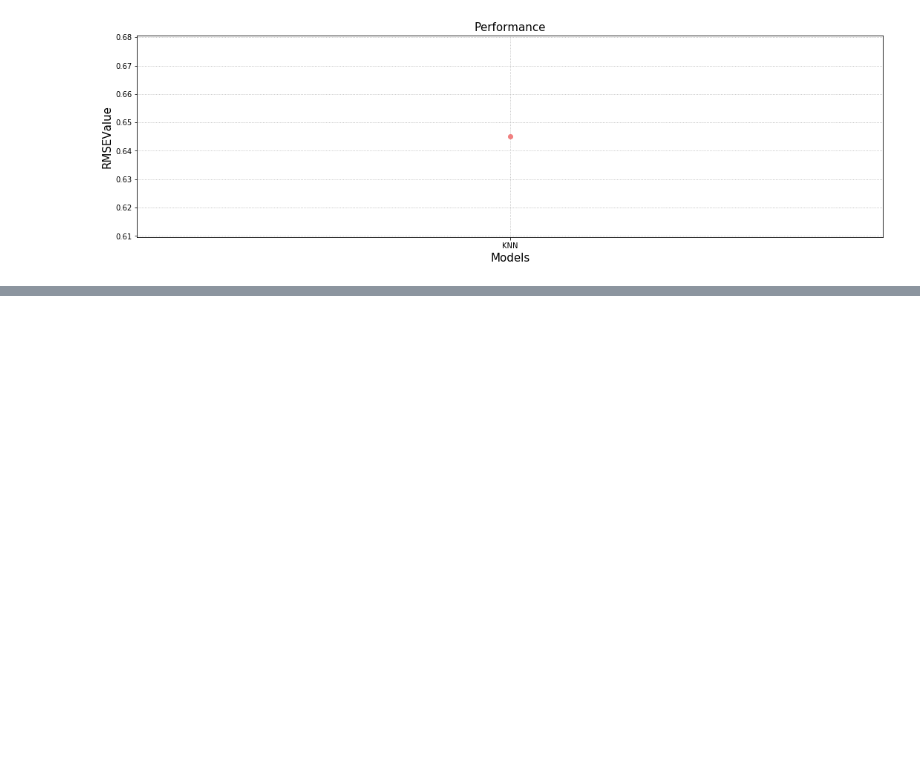
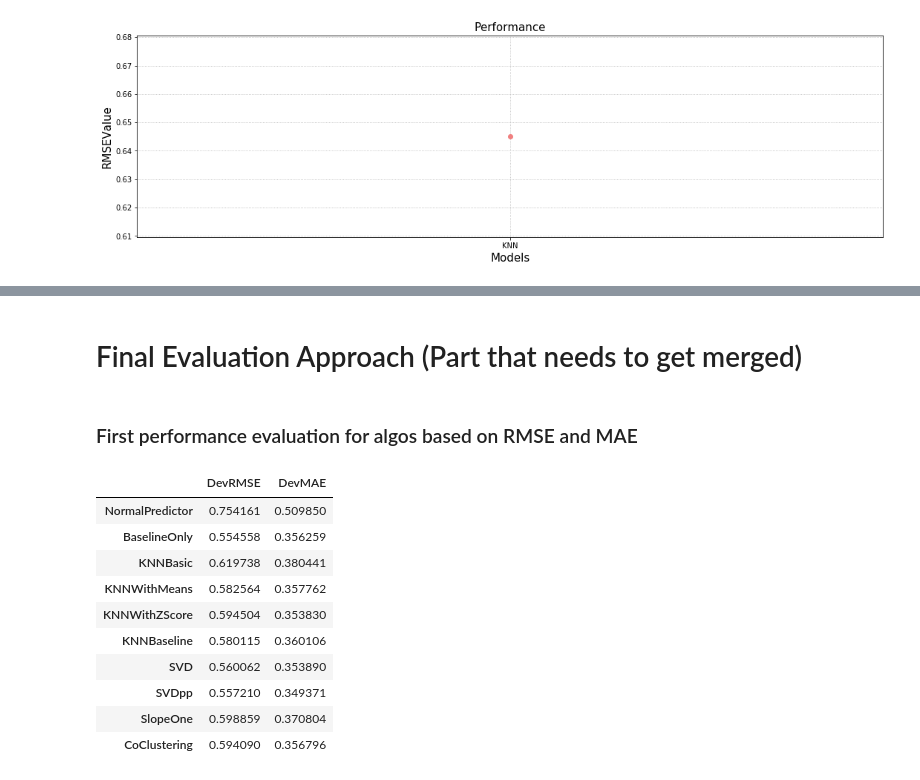
Before and after one commit to CaroHolt/WebMiningRecipeProject, a Jupyter notebook: collaborative-filtering/collaborative-filtering.ipynb, the cells around one changed output, grey strips where cells are left out. Saved outputs shown, nothing was run; the diff lists cells and outputs as text; code cells hidden in the pictures; blank space fills up the shorter version.

```diff
--- a/collaborative-filtering/collaborative-filtering.ipynb
+++ b/collaborative-filtering/collaborative-filtering.ipynb
@@ -262,0 +266,56 @@ MAE:  0.5642
+# %% [markdown]
+# Final Evaluation Approach (Part that needs to get merged)
+# %% [markdown]
+### First performance evaluation for algos based on RMSE and MAE
+# %%
+# ASSUMPTION: Filtering is already carried out
+# Compare Results of default algorihms on the problem to identify most promising once
+
+algos = {
+    'NormalPredictor': NormalPredictor,
+    'BaselineOnly': BaselineOnly,
+    'KNNBasic': KNNBasic,
+    'KNNWithMeans': KNNWithMeans,
+    'KNNWithZScore': KNNWithZScore,
+    'KNNBaseline': KNNBaseline,
+    'SVD': SVD,
+    'SVDpp': SVDpp,
+    'SlopeOne': SlopeOne,
+    'CoClustering': CoClustering
+}
+
+# Build train-test-split
+# Get the date of the last rating per user
+last_date_per_user = ratings.groupby("user_id").date.max().reset_index()
+# Select those dates per user and drop duplicates (multiple ratings are possible per day, we cannot distinguish which one was actually the last)
+ratings_test = ratings[pd.Index(ratings[["user_id", "date"]]).isin(pd.Index(last_date_per_user))].drop_duplicates(["user_id","date"])
+# Take the remaining ratings as train set
+ratings_train = ratings[~ratings.index.isin(ratings_test.index)]
+
+# Build cross validation split
+cv = ShuffleSplit(n_splits = 5, test_size = 0.3, random_state=42, shuffle=True)
+
+# Create dataset objects from the train-test-split which is required for suprise package
+trainset = Dataset.load_from_df(ratings_train[['user_id','recipe_id', 'rating']], Reader())
+# Results dict
+results_algos = {}
+
+# Evaluate each algorithm with default settings
+for name, algo in algos.items():
+    cs = cross_validate(algo(), trainset, cv=cv, n_jobs=-1)
+    results_algos.update({name: [np.mean(cs.get('test_rmse')), np.mean(cs.get('test_mae'))]})
+
+results_algos_df = pd.DataFrame.from_dict(results_algos, orient='index', columns=['DevRMSE', 'DevMAE'])
+results_algos_df
+# %% [output]
+|  | DevRMSE | DevMAE |
+| NormalPredictor | 0.754161 | 0.509850 |
+| BaselineOnly | 0.554558 | 0.356259 |
+| KNNBasic | 0.619738 | 0.380441 |
+| KNNWithMeans | 0.582564 | 0.357762 |
+| KNNWithZScore | 0.594504 | 0.353830 |
+| KNNBaseline | 0.580115 | 0.360106 |
+| SVD | 0.560062 | 0.353890 |
+| SVDpp | 0.557210 | 0.349371 |
+| SlopeOne | 0.598859 | 0.370804 |
+| CoClustering | 0.594090 | 0.356796 |
```
Also changed, not shown: parts of 10 cells of this notebook, 1 other file.
